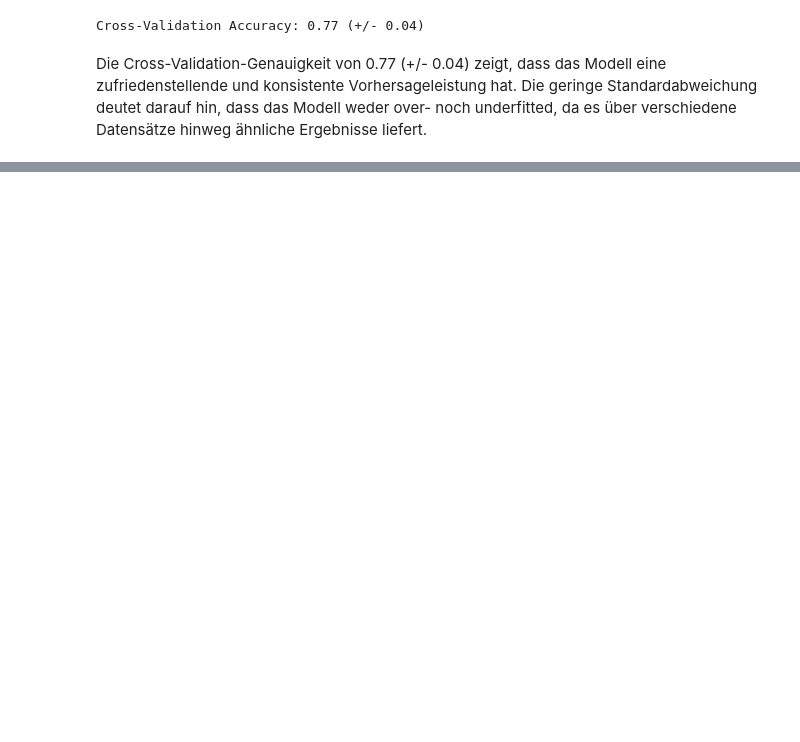
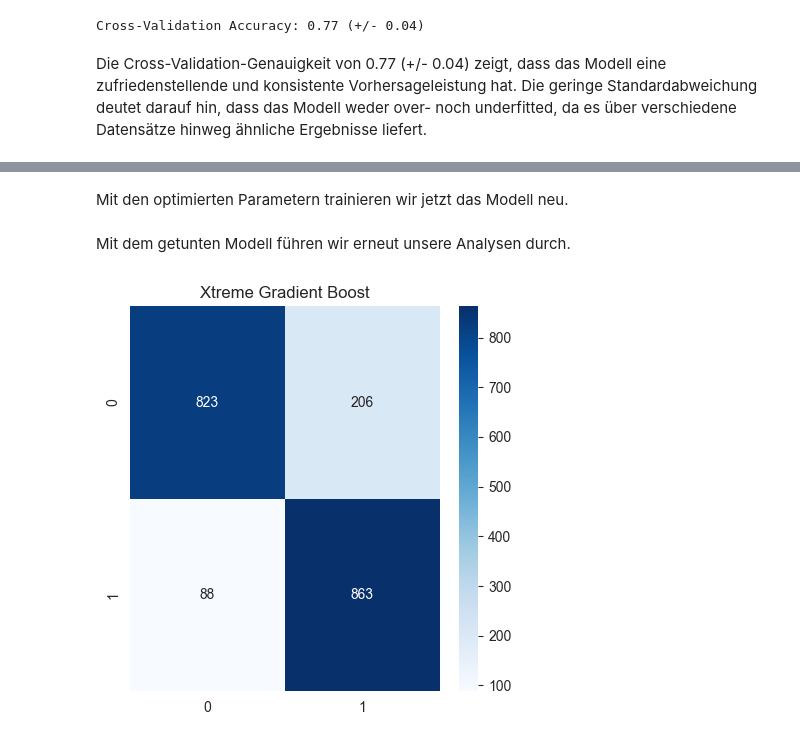
Before and after one commit to leonbittner/dasciws2324, a Jupyter notebook: 01_classification/01_classification.ipynb, the cells around one changed output, grey strips where cells are left out. Saved outputs shown, nothing was run; the diff lists cells and outputs as text; code cells hidden in the pictures; blank space fills up the shorter version.

```diff
--- a/01_classification/01_classification.ipynb
+++ b/01_classification/01_classification.ipynb
@@ -464,0 +584,19 @@ Die Cross-Validation-Genauigkeit von 0.77 (+/- 0.04) zeigt, dass das Modell eine
+# %%
+xgb_model = xgb.XGBClassifier(random_state=42)
+
+# Definieren der Hyperparameter und ihrer möglichen Werte
+xgb_params = {
+    'n_estimators': [ 50, 200, 300],
+    'max_depth': [ 1, 3, 5, 10],
+    'learning_rate': [0.01, 0.1, 0.5]
+}
+
+# Instanziieren des GridSearchCV mit 3-facher Kreuzvalidierung
+grid_search = GridSearchCV(estimator=xgb_model, param_grid=xgb_params, cv=3)
+
+# Anpassen des GridSearchCV an das Trainingsset
+grid_search.fit(x_train_3, y_train_3)
+
+# Ausgabe des besten Modells und der besten Parameter
+print("Best Parameters: ", grid_search.best_params_)
+print("Best Model: ", grid_search.best_estimator_)
@@ -464,0 +616,25 @@ Die Cross-Validation-Genauigkeit von 0.77 (+/- 0.04) zeigt, dass das Modell eine
+# %% [markdown]
+Mit den optimierten Parametern trainieren wir jetzt das Modell neu.
+# %%
+xgb_stroke_2 =  xgb.XGBClassifier(n_estimators=50, eval_metric='error', learning_rate=0.5, max_depth=10, random_state=42)
+
+# Training des XGB Classifiers
+xgb_stroke_2.fit(x_train_3, y_train_3)
+
+# Prediction auf Testdatensatz
+y_pred_xgb_2 = xgb_stroke_2.predict(x_test)
+# %% [markdown]
+Mit dem getunten Modell führen wir erneut unsere Analysen durch.
+# %%
+# Konfusionsmatrix erstellen
+cm_xgb_test_2 = confusion_matrix(y_test, y_pred_xgb_2, labels=xgb_stroke.classes_)
+
+# Konfusionsmatrix anzeigen
+plt.figure(figsize=(5, 5))
+
+sns.heatmap(cm_xgb_test_2, annot=True, fmt='d', cmap='Blues')
+plt.title('Xtreme Gradient Boost')
+
+plt.show()
+# %% [output]
+[figure, added]
```
Also changed, not shown: parts of 32 cells of this notebook.
